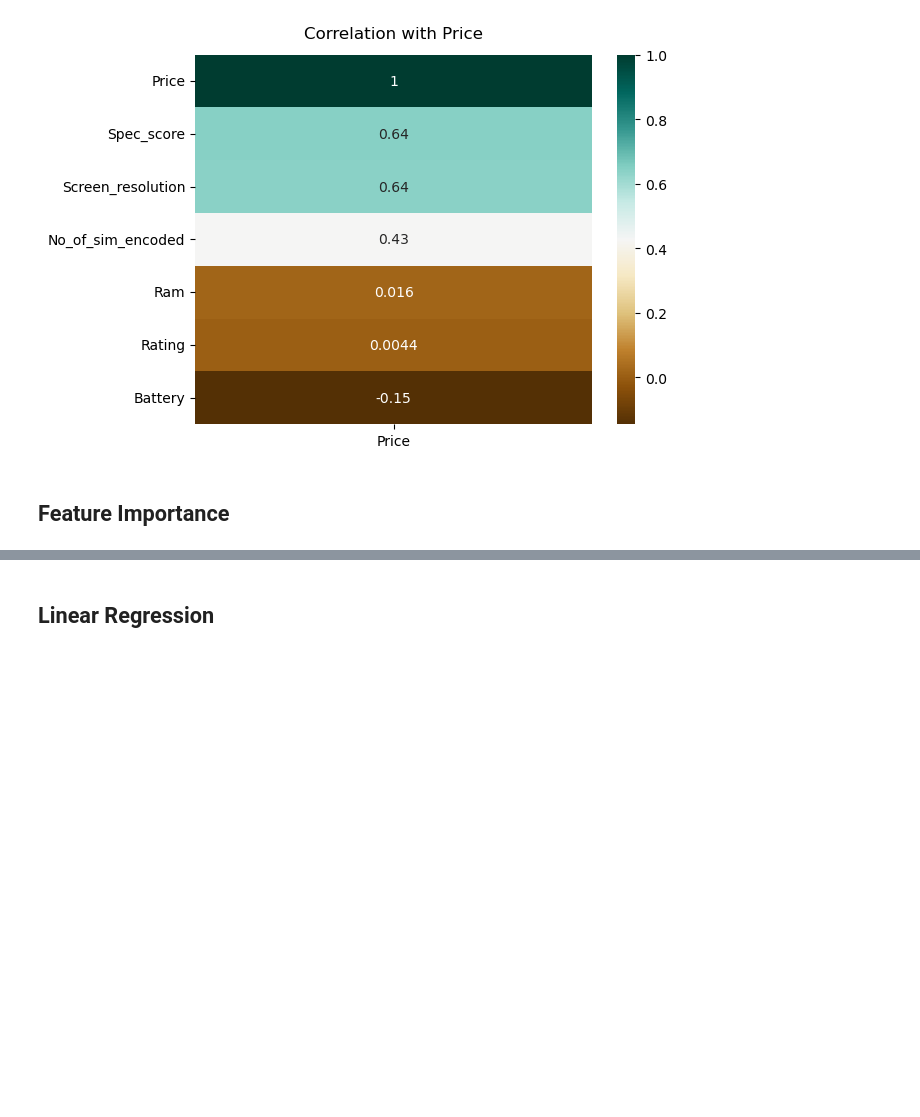
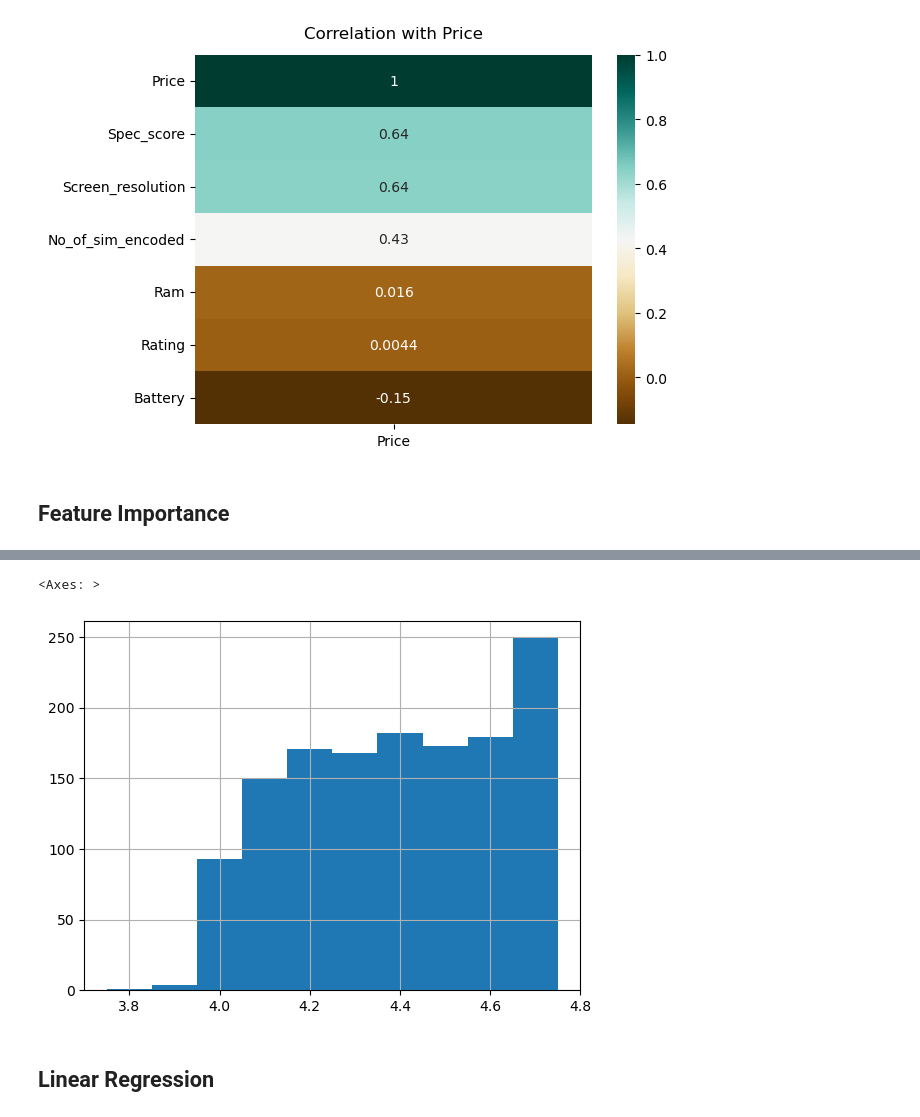
Before and after one commit to MassiCanosi/Machine-Learning-Training-Journey, a Jupyter notebook: Sample Analysis/Mobile phone Usability Analysis.ipynb, the cells around one changed output, grey strips where cells are left out. Drawn from its saved outputs; the diff is of its cells as text; code cells hidden in the pictures; blank space fills up the shorter version.

```diff
--- a/Sample Analysis/Mobile phone Usability Analysis.ipynb
+++ b/Sample Analysis/Mobile phone Usability Analysis.ipynb
@@ -381,3 +369,8 @@ plt.show()
+# %%
+file['Rating'].hist()
+# %% [output]
+<Axes: >
+[figure, added]
 # %% [markdown]
 ## Linear Regression
 # %%
```
Also changed, not shown: parts of 6 cells of this notebook, 2 other files.
